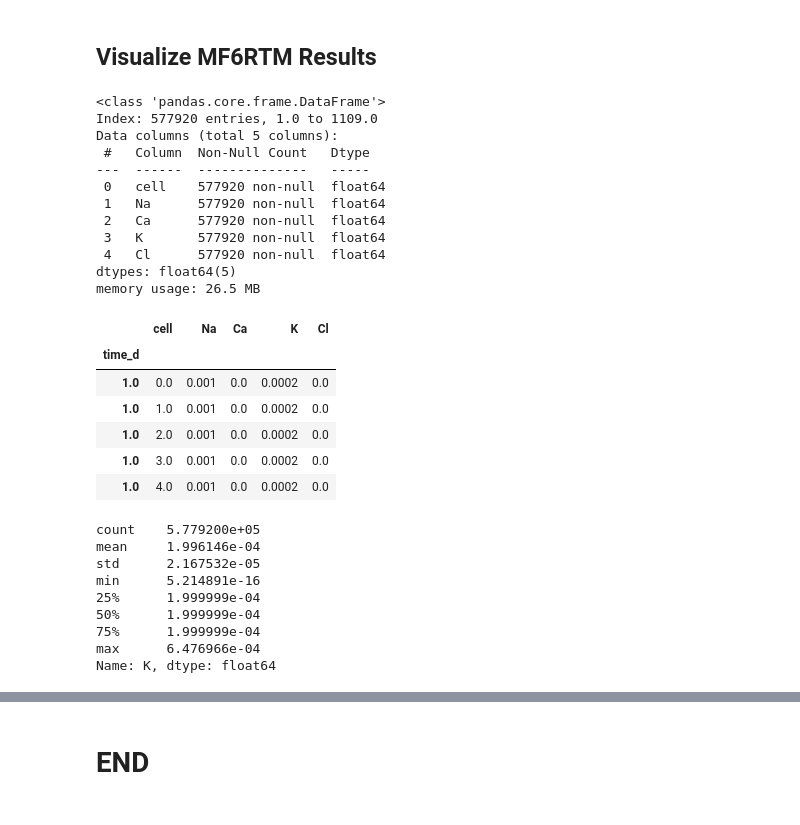
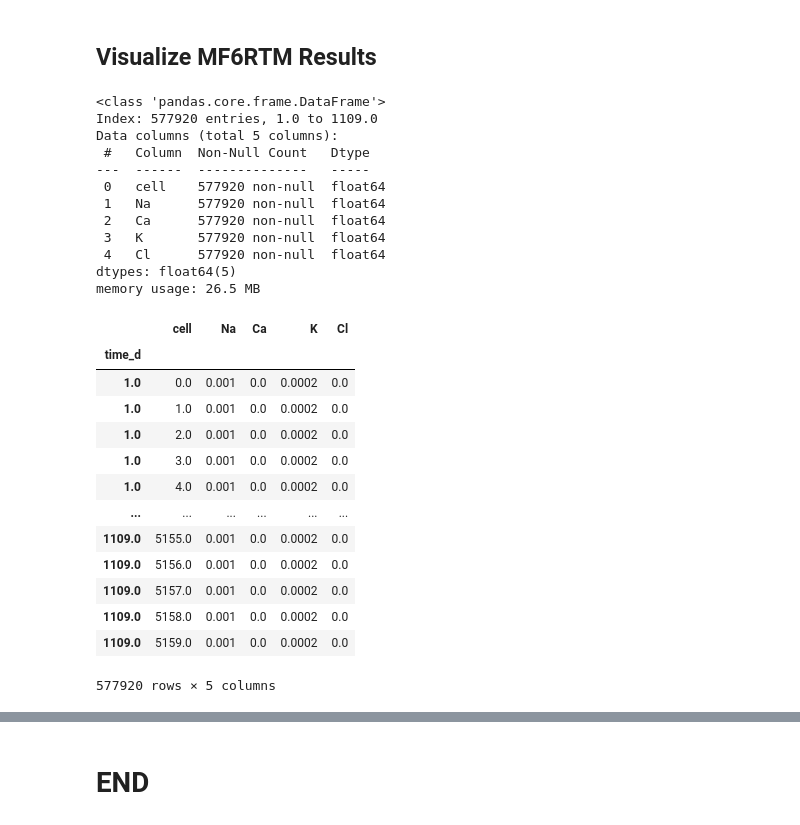
Before and after one commit to LimnoTech/mf6rtm-asr-example, a Jupyter notebook: sims/sim01-ex11/ex11_setup.ipynb, the cells around one changed output, grey strips where cells are left out. Saved outputs shown, nothing was run; the diff lists cells and outputs as text; code cells hidden in the pictures.

```diff
--- a/sims/sim01-ex11/ex11_setup.ipynb
+++ b/sims/sim01-ex11/ex11_setup.ipynb
@@ -1576,41 +1330,37 @@ True
 # %%
+# read in phreeqc results
 sout_df = pd.read_csv(
     sim_ws / 'sout.csv',
     sep = ',',
     skipinitialspace=True,
     index_col=[0],
 )
 sout_df.info()
-sout_df.head()
+sout_df
 # %% [output]
 <class 'pandas.core.frame.DataFrame'>
 Index: 577920 entries, 1.0 to 1109.0
 Data columns (total 5 columns):
  #   Column  Non-Null Count   Dtype
 ---  ------  --------------   -----
  0   cell    577920 non-null  float64
  1   Na      577920 non-null  float64
  2   Ca      577920 non-null  float64
  3   K       577920 non-null  float64
  4   Cl      577920 non-null  float64
 dtypes: float64(5)
 memory usage: 26.5 MB
 |  | cell | Na | Ca | K | Cl |
 | time_d |  |  |  |  |  |
 | 1.0 | 0.0 | 0.001 | 0.0 | 0.0002 | 0.0 |
 | 1.0 | 1.0 | 0.001 | 0.0 | 0.0002 | 0.0 |
 | 1.0 | 2.0 | 0.001 | 0.0 | 0.0002 | 0.0 |
 | 1.0 | 3.0 | 0.001 | 0.0 | 0.0002 | 0.0 |
 | 1.0 | 4.0 | 0.001 | 0.0 | 0.0002 | 0.0 |
+| ... | ... | ... | ... | ... | ... |
+| 1109.0 | 5155.0 | 0.001 | 0.0 | 0.0002 | 0.0 |
+| 1109.0 | 5156.0 | 0.001 | 0.0 | 0.0002 | 0.0 |
+| 1109.0 | 5157.0 | 0.001 | 0.0 | 0.0002 | 0.0 |
+| 1109.0 | 5158.0 | 0.001 | 0.0 | 0.0002 | 0.0 |
+| 1109.0 | 5159.0 | 0.001 | 0.0 | 0.0002 | 0.0 |
+577920 rows × 5 columns
-# %%
-sout_df.K.describe()
-# %% [output]
-count    5.779200e+05
-mean     1.996146e-04
-std      2.167532e-05
-min      5.214891e-16
-25%      1.999999e-04
-50%      1.999999e-04
-75%      1.999999e-04
-max      6.476966e-04
-Name: K, dtype: float64
```
Also changed, not shown: parts of 38 cells of this notebook, 2 other files.
